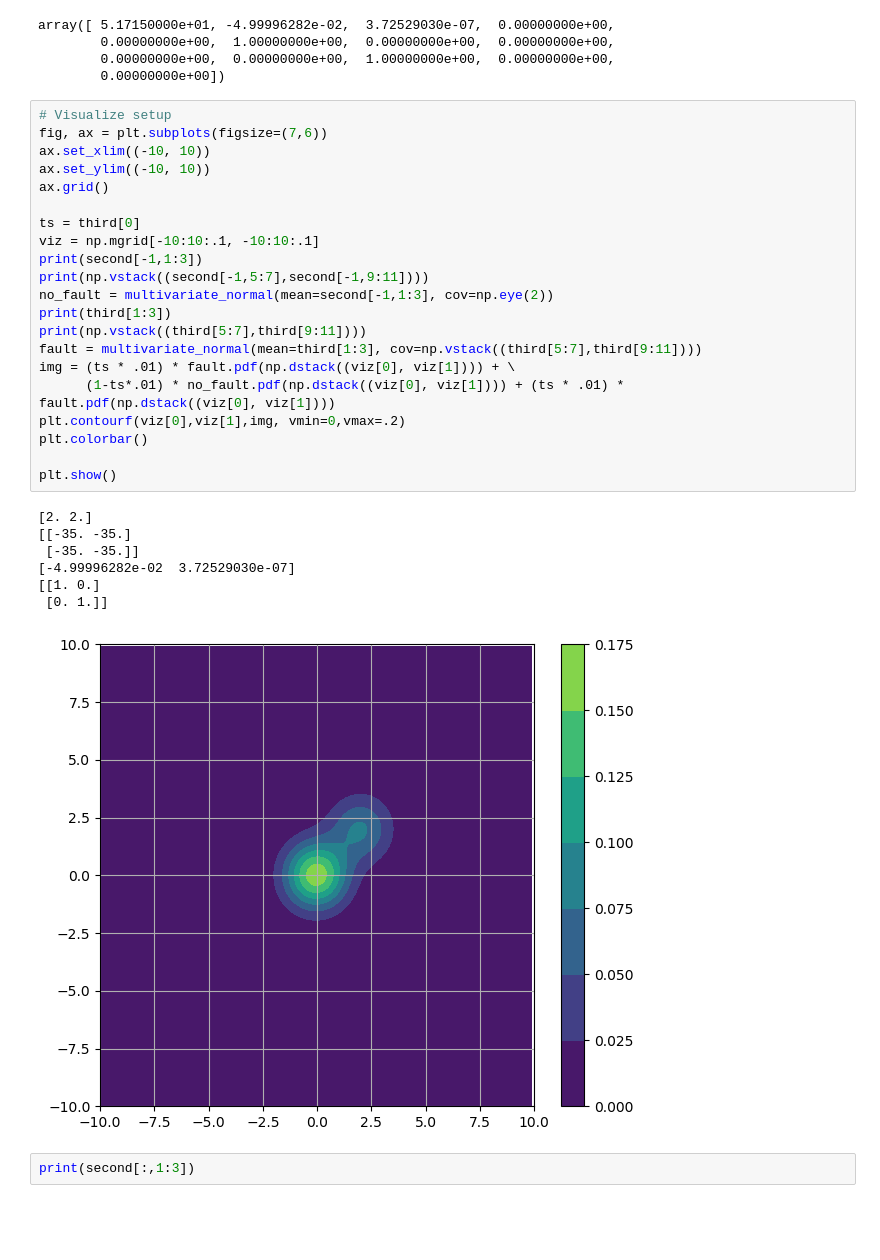
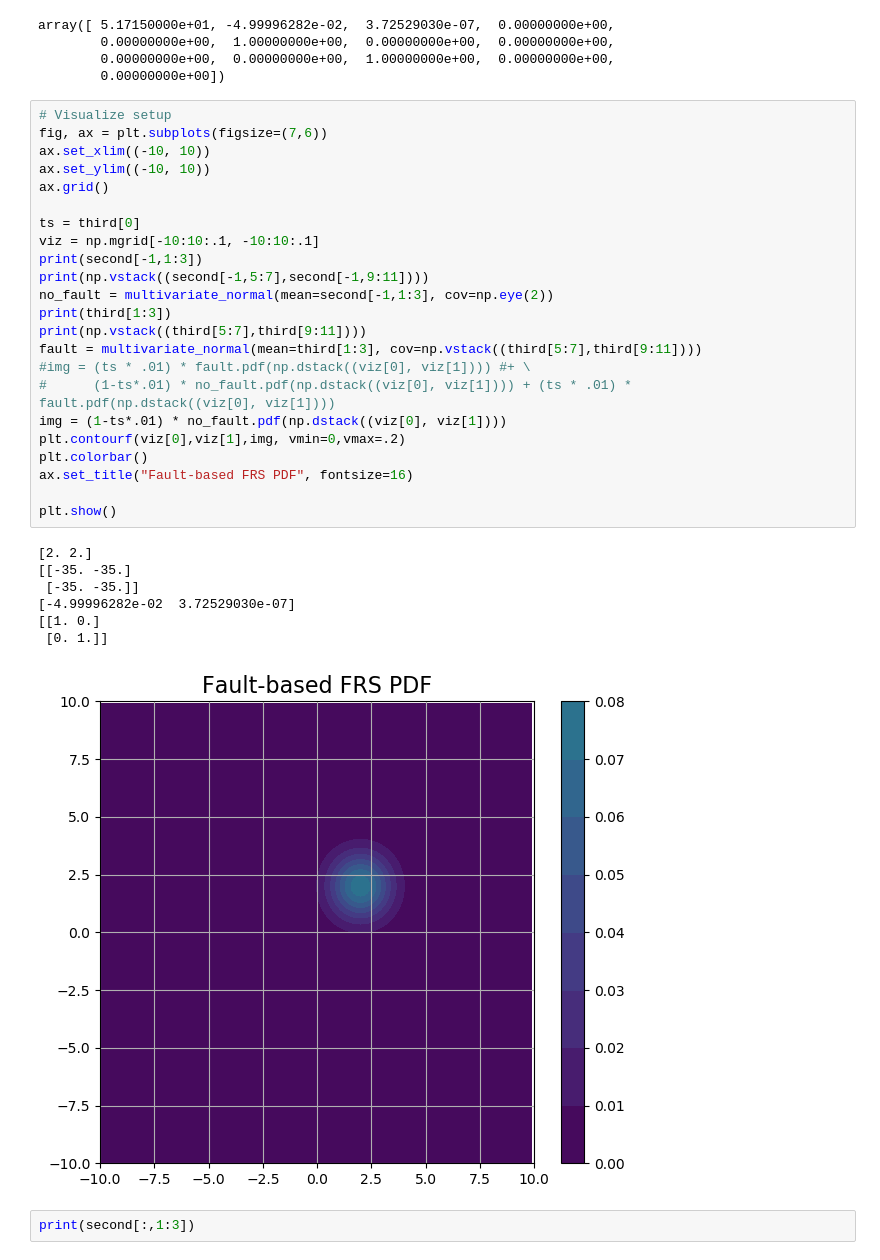
Before and after one commit to Stanford-NavLab/navlab_turtlebot, a Jupyter notebook: navlab_turtlebot_frs/data/Figure Generation.ipynb, the cells around one changed output. Drawn from its saved outputs; the diff is of its cells as text; blank space fills up the shorter version.

```diff
--- a/navlab_turtlebot_frs/data/Figure Generation.ipynb
+++ b/navlab_turtlebot_frs/data/Figure Generation.ipynb
@@ -49,32 +49,34 @@ array([ 5.17150000e+01, -4.99996282e-02,  3.72529030e-07,  0.00000000e+00,
 # %%
 # Visualize setup
 fig, ax = plt.subplots(figsize=(7,6))
 ax.set_xlim((-10, 10))
 ax.set_ylim((-10, 10))
 ax.grid()
 
 ts = third[0]
 viz = np.mgrid[-10:10:.1, -10:10:.1]
 print(second[-1,1:3])
 print(np.vstack((second[-1,5:7],second[-1,9:11])))
 no_fault = multivariate_normal(mean=second[-1,1:3], cov=np.eye(2))
 print(third[1:3])
 print(np.vstack((third[5:7],third[9:11])))
 fault = multivariate_normal(mean=third[1:3], cov=np.vstack((third[5:7],third[9:11])))
-img = (ts * .01) * fault.pdf(np.dstack((viz[0], viz[1]))) + \
-      (1-ts*.01) * no_fault.pdf(np.dstack((viz[0], viz[1]))) + (ts * .01) * fault.pdf(np.dstack((viz[0], viz[1])))
+#img = (ts * .01) * fault.pdf(np.dstack((viz[0], viz[1]))) #+ \
+#      (1-ts*.01) * no_fault.pdf(np.dstack((viz[0], viz[1]))) + (ts * .01) * fault.pdf(np.dstack((viz[0], viz[1])))
+img = (1-ts*.01) * no_fault.pdf(np.dstack((viz[0], viz[1])))
 plt.contourf(viz[0],viz[1],img, vmin=0,vmax=.2)
 plt.colorbar()
+ax.set_title("Fault-based FRS PDF", fontsize=16)
 
 plt.show()
 # %% [output]
 [2. 2.]
 [[-35. -35.]
  [-35. -35.]]
 [-4.99996282e-02  3.72529030e-07]
 [[1. 0.]
  [0. 1.]]
-[figure, old version]
+[figure, new version]
 # %%
 print(second[:,1:3])
 # %% [output]
```
Also changed, not shown: parts of 4 cells of this notebook, 6 other files.
